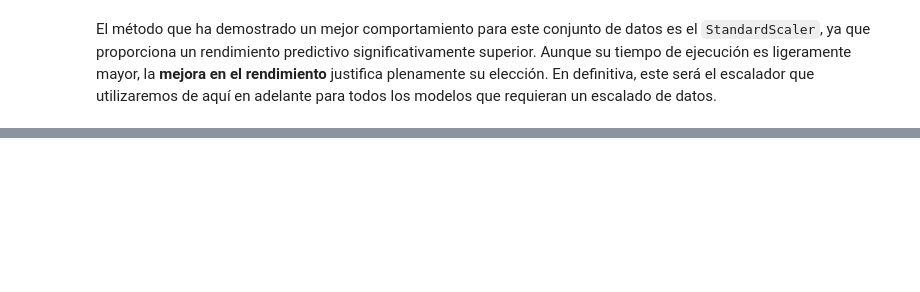
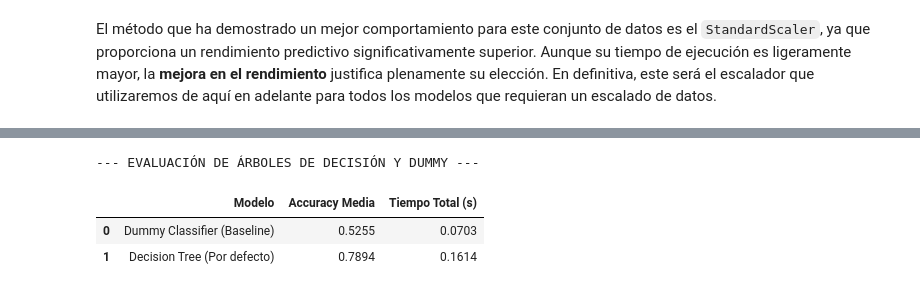
Before and after one commit to josecs03/AA_P1_100495927_100472712, a Jupyter notebook: 01_EDA_Modelos.ipynb, the cells around one changed output, grey strips where cells are left out. Drawn from its saved outputs; the diff is of its cells as text; code cells hidden in the pictures; blank space fills up the shorter version.

```diff
--- a/01_EDA_Modelos.ipynb
+++ b/01_EDA_Modelos.ipynb
@@ -297,0 +306,55 @@ El método que ha demostrado un mejor comportamiento para este conjunto de datos
+# %%
+import time
+from sklearn.tree import DecisionTreeClassifier
+from sklearn.dummy import DummyClassifier
+from sklearn.pipeline import Pipeline
+from sklearn.compose import ColumnTransformer
+from sklearn.preprocessing import OneHotEncoder
+from sklearn.model_selection import cross_validate
+
+print("--- EVALUACIÓN DE ÁRBOLES DE DECISIÓN Y DUMMY ---")
+
+#Preprocesador para variables categóricas y pasamos las numéricas tal cual
+preprocessor_tree = ColumnTransformer(
+    transformers=[
+        ('num', 'passthrough', columnas_numericas),
+        ('cat', OneHotEncoder(handle_unknown='ignore'), columnas_categoricas)
+    ])
+
+#Definimos los modelos a evaluar
+modelo_2a = {
+    'Dummy Classifier (Baseline)': DummyClassifier(strategy='prior'),
+    'Decision Tree (Por defecto)': DecisionTreeClassifier(random_state=NIA)
+}
+
+resultados_2a = []
+
+#Evaluamos cada modelo con validación cruzada y medimos los tiempos en un for
+for nombre, modelo in modelo_2a.items():
+
+    #Creamos la pipeline
+    pipeline = Pipeline(steps=[
+        ('preprocesamiento', preprocessor_tree),
+        ('clasificador', modelo)
+    ])
+
+    #Evaluamos con validación cruzada
+    start_time = time.time()
+    cv_results = cross_validate(pipeline, X_train, y_train, cv=cv, scoring='accuracy')
+    tiempo_total = time.time() - start_time
+    accuracy_media = cv_results['test_score'].mean()
+
+    #Guardamos los resultados
+    resultados_2a.append({
+        'Modelo': nombre,
+        'Accuracy Media': round(accuracy_media, 4),
+        'Tiempo Total (s)': round(tiempo_total, 4)
+    })
+
+df_resumen_2a = pd.DataFrame(resultados_2a)
+display(df_resumen_2a)
+# %% [output]
+--- EVALUACIÓN DE ÁRBOLES DE DECISIÓN Y DUMMY ---
+|  | Modelo | Accuracy Media | Tiempo Total (s) |
+| 0 | Dummy Classifier (Baseline) | 0.5255 | 0.0703 |
+| 1 | Decision Tree (Por defecto) | 0.7894 | 0.1614 |
```
Also changed, not shown: parts of 6 cells of this notebook.
